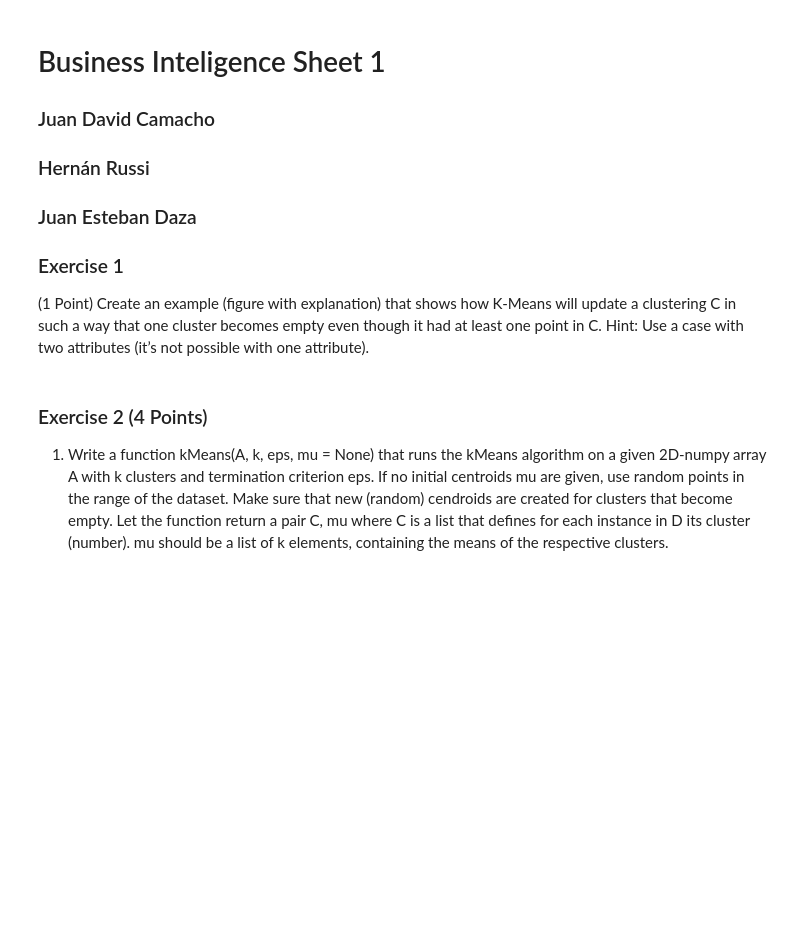
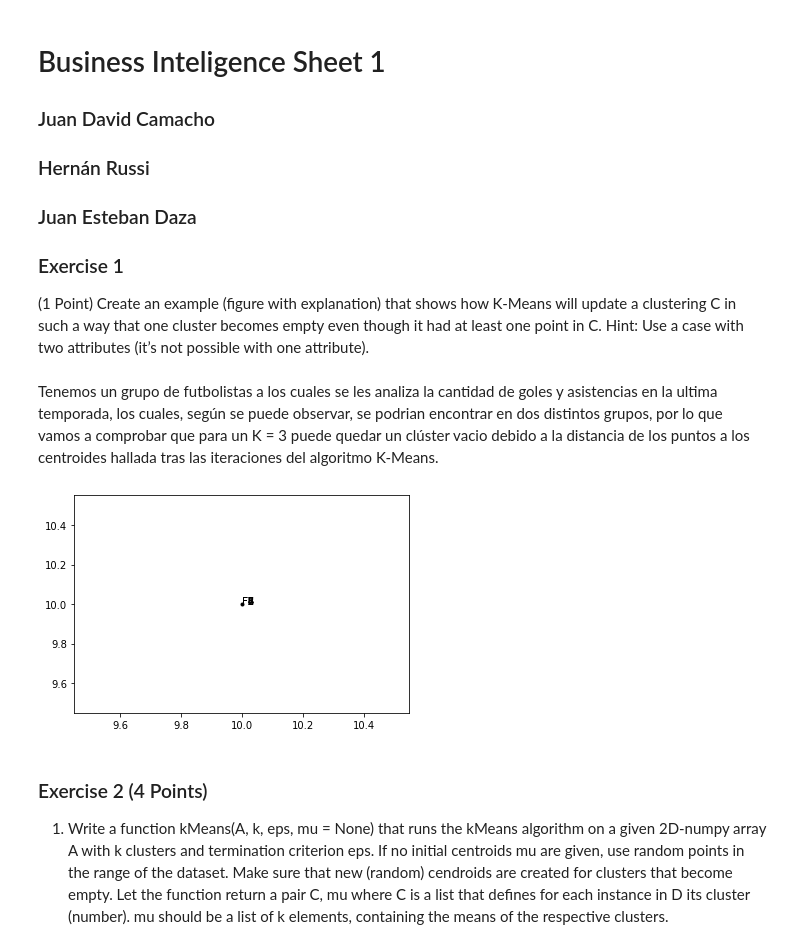
Before and after one commit to Mega61/business_inteligence_sheets, a Jupyter notebook: sheet4/Camacho_Daza_Russi_bi_sheet4.ipynb, the cells around one changed output. Drawn from its saved outputs; the diff is of its cells as text; code cells hidden in the pictures; blank space fills up the shorter version.

```diff
--- a/sheet4/Camacho_Daza_Russi_bi_sheet4.ipynb
+++ b/sheet4/Camacho_Daza_Russi_bi_sheet4.ipynb
@@ -10,6 +10,23 @@
 will update a clustering C in such a way that one cluster becomes empty even though it had
 at least one point in C.
 Hint: Use a case with two attributes (it’s not possible with one attribute).
+# %% [markdown]
+Tenemos un grupo de futbolistas a los cuales se les analiza la cantidad de goles y asistencias en la ultima temporada, los cuales, según se puede observar, se podrian encontrar en dos distintos grupos, por lo que vamos a comprobar que para un K = 3 puede quedar un clúster vacio debido a la distancia de los puntos a los centroides hallada tras las iteraciones del algoritmo K-Means.
+# %%
+from matplotlib import pyplot as plt
+import numpy as np
+import random
+
+datos=["F1","F2","F3","F4","F5","F6","F7","F8"]
+
+x= 10
+y= 10
+
+plt.scatter(x, y, marker=".", color="black")
+for i, label in enumerate(datos):
+    plt.annotate(label, (x,y))
+# %% [output]
+[figure, added]
 # %% [markdown]
 ### Exercise 2 (4 Points)
 1. Write a function kMeans(A, k, eps, mu = None) that runs the kMeans algorithm on
```
Also changed, not shown: parts of 10 cells of this notebook, 1 other file.
